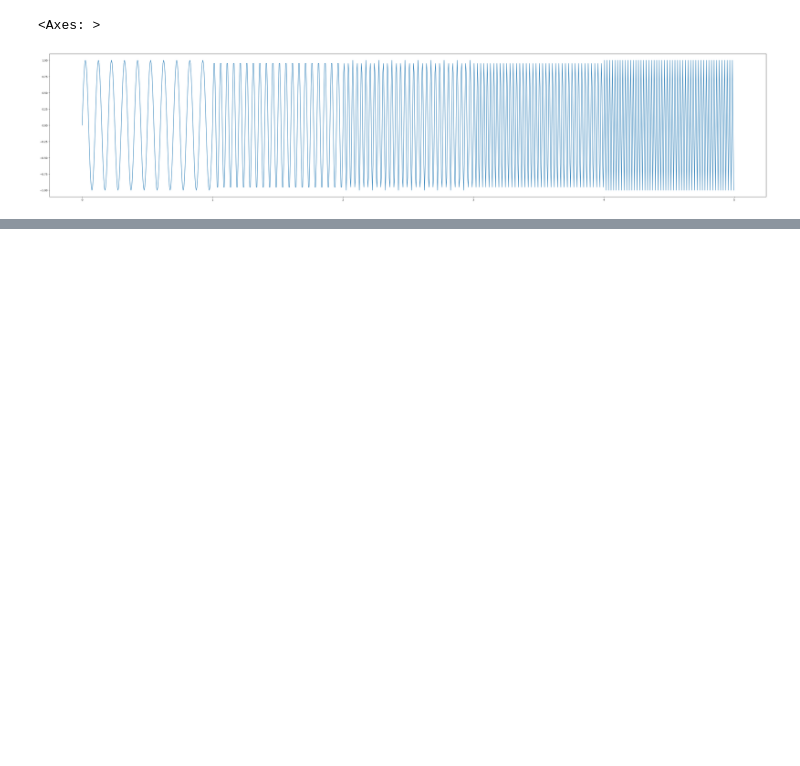
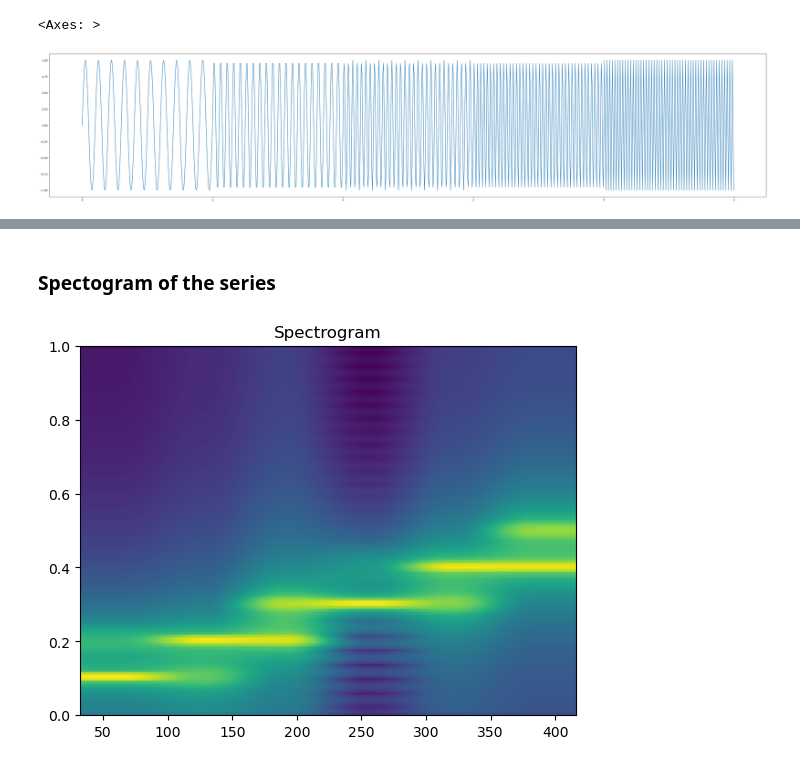
Before and after one commit to JoshSadiq/IL2233, a Jupyter notebook: 1-lab/1-lab.ipynb, the cells around one changed output, grey strips where cells are left out. Cells and saved outputs as stored; diff of their text form; code cells hidden in the pictures; blank space fills up the shorter version.

```diff
--- a/1-lab/1-lab.ipynb
+++ b/1-lab/1-lab.ipynb
@@ -294,0 +310,8 @@ y_values.plot(figsize = (50, 10), kind='line')
+# %% [markdown]
+### Spectogram of the series
+# %%
+# Spectrogram
+plt.specgram(y_values);
+plt.title("Spectrogram");
+# %% [output]
+[figure, added]
```
Also changed, not shown: parts of 6 cells of this notebook, 1 other file.
